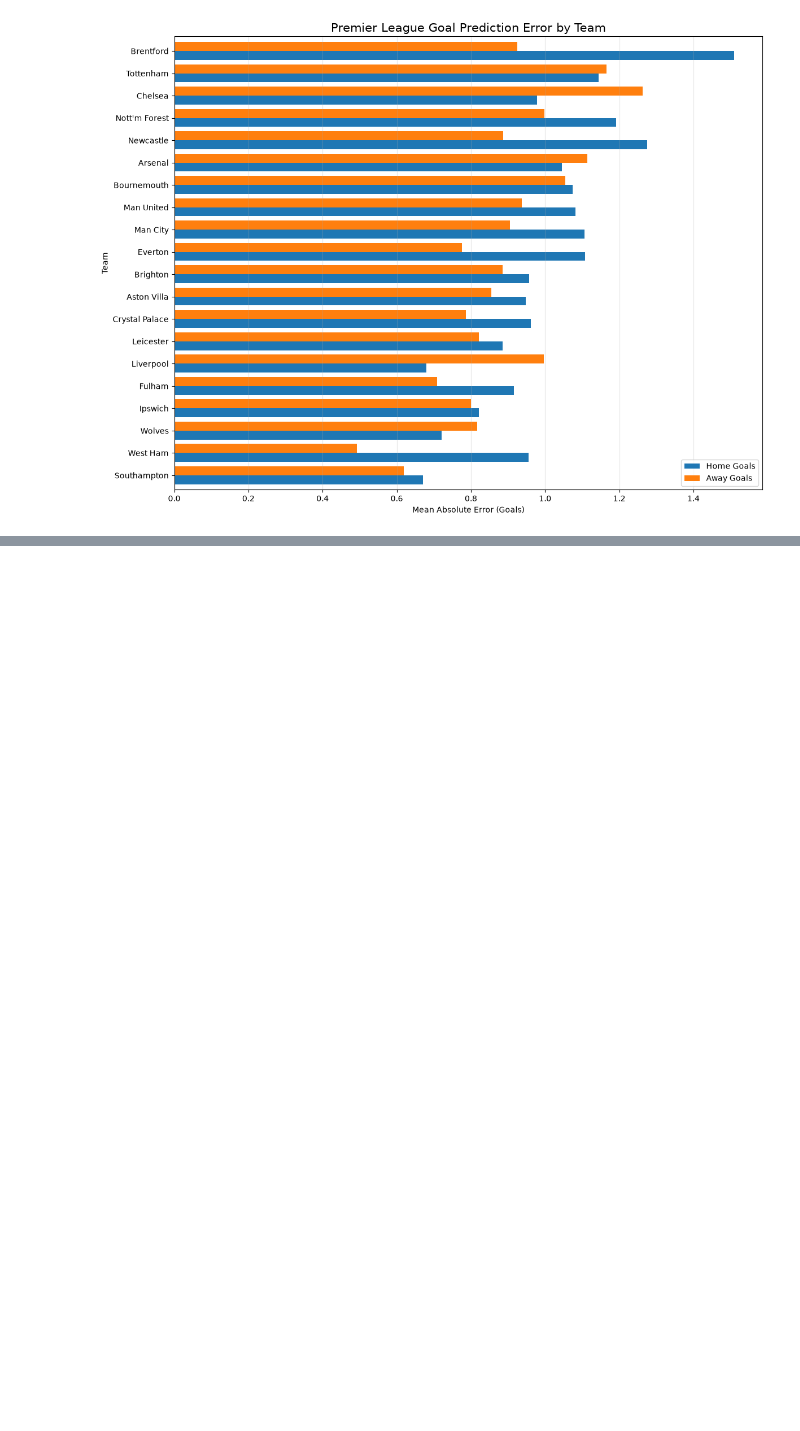
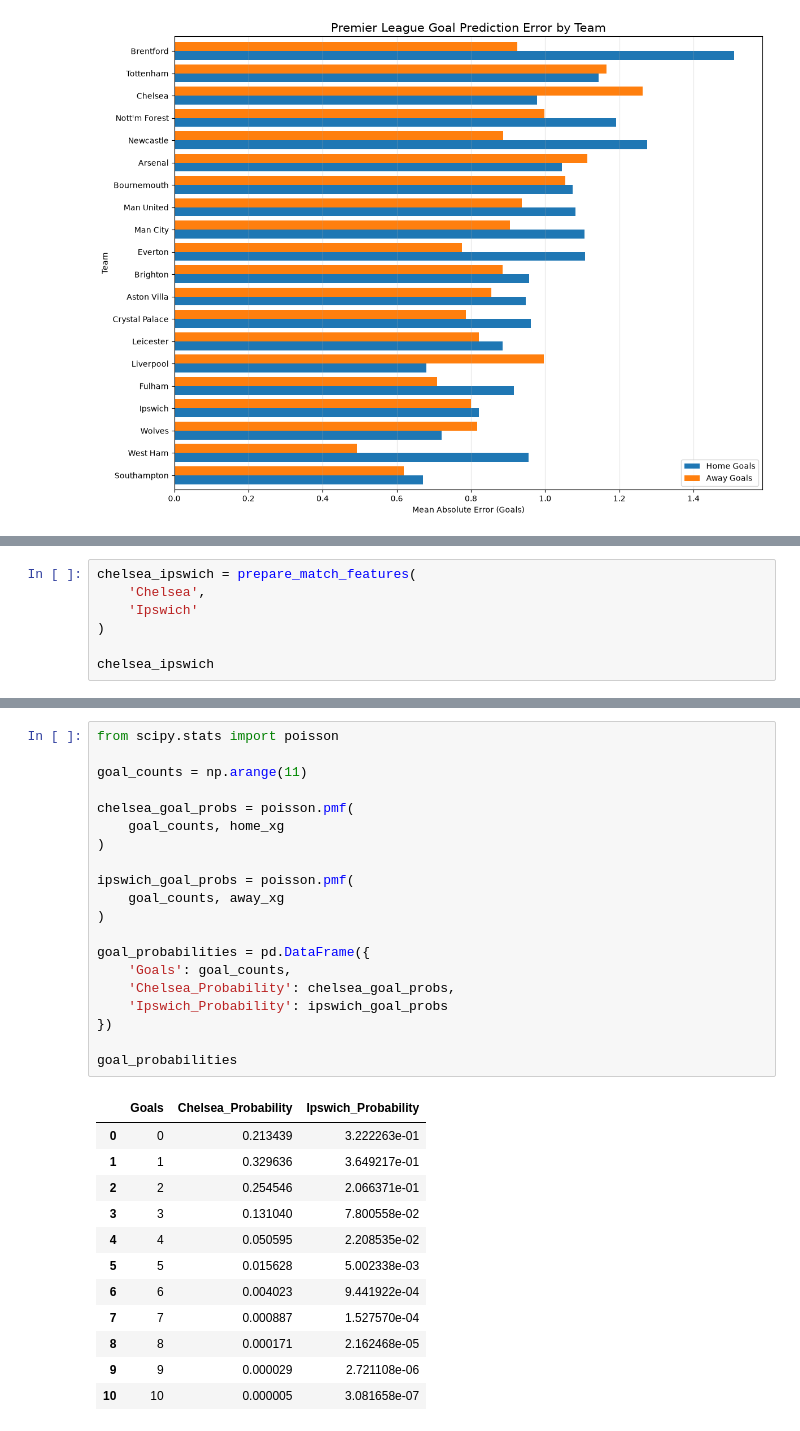
Before and after one commit to hankike/Premier_Prediction, a Jupyter notebook: poisson_2.ipynb, the cells around one changed output, grey strips where cells are left out. Drawn from its saved outputs; the diff is of its cells as text; blank space fills up the shorter version.

```diff
--- a/poisson_2.ipynb
+++ b/poisson_2.ipynb
@@ -1431,0 +1528,7 @@ plt.show()
+# %%
+chelsea_ipswich = prepare_match_features(
+    'Chelsea',
+    'Ipswich'
+)
+
+chelsea_ipswich
@@ -1431,0 +1547,33 @@ plt.show()
+# %%
+from scipy.stats import poisson
+
+goal_counts = np.arange(11)
+
+chelsea_goal_probs = poisson.pmf(
+    goal_counts, home_xg
+)
+
+ipswich_goal_probs = poisson.pmf(
+    goal_counts, away_xg
+)
+
+goal_probabilities = pd.DataFrame({
+    'Goals': goal_counts,
+    'Chelsea_Probability': chelsea_goal_probs,
+    'Ipswich_Probability': ipswich_goal_probs
+})
+
+goal_probabilities
+# %% [output]
+|  | Goals | Chelsea_Probability | Ipswich_Probability |
+| 0 | 0 | 0.213439 | 3.222263e-01 |
+| 1 | 1 | 0.329636 | 3.649217e-01 |
+| 2 | 2 | 0.254546 | 2.066371e-01 |
+| 3 | 3 | 0.131040 | 7.800558e-02 |
+| 4 | 4 | 0.050595 | 2.208535e-02 |
+| 5 | 5 | 0.015628 | 5.002338e-03 |
+| 6 | 6 | 0.004023 | 9.441922e-04 |
+| 7 | 7 | 0.000887 | 1.527570e-04 |
+| 8 | 8 | 0.000171 | 2.162468e-05 |
+| 9 | 9 | 0.000029 | 2.721108e-06 |
+| 10 | 10 | 0.000005 | 3.081658e-07 |
```
Also changed, not shown: parts of 15 cells of this notebook.
